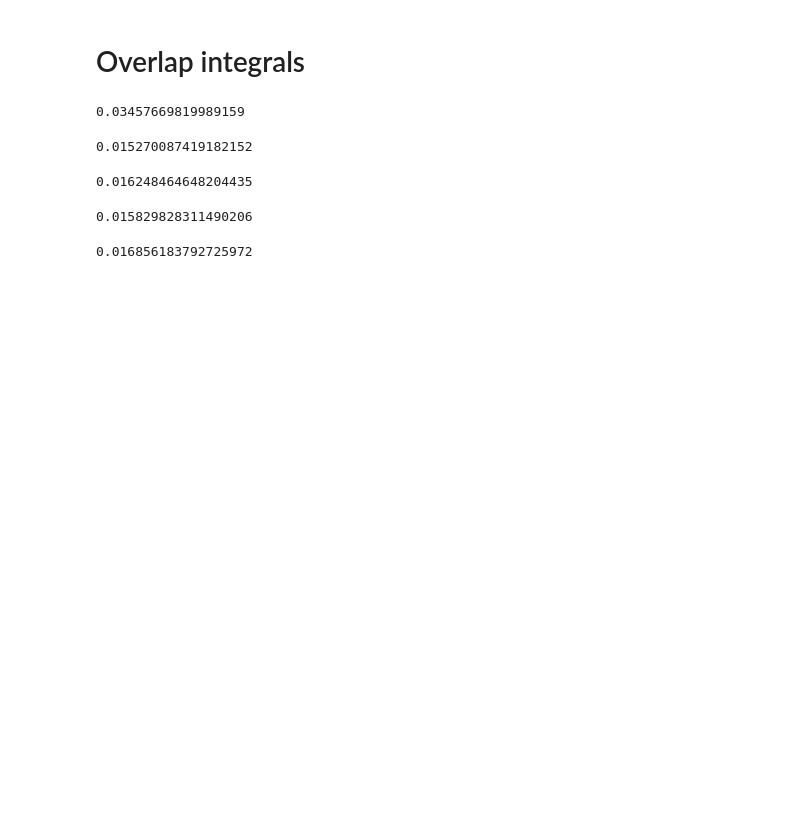
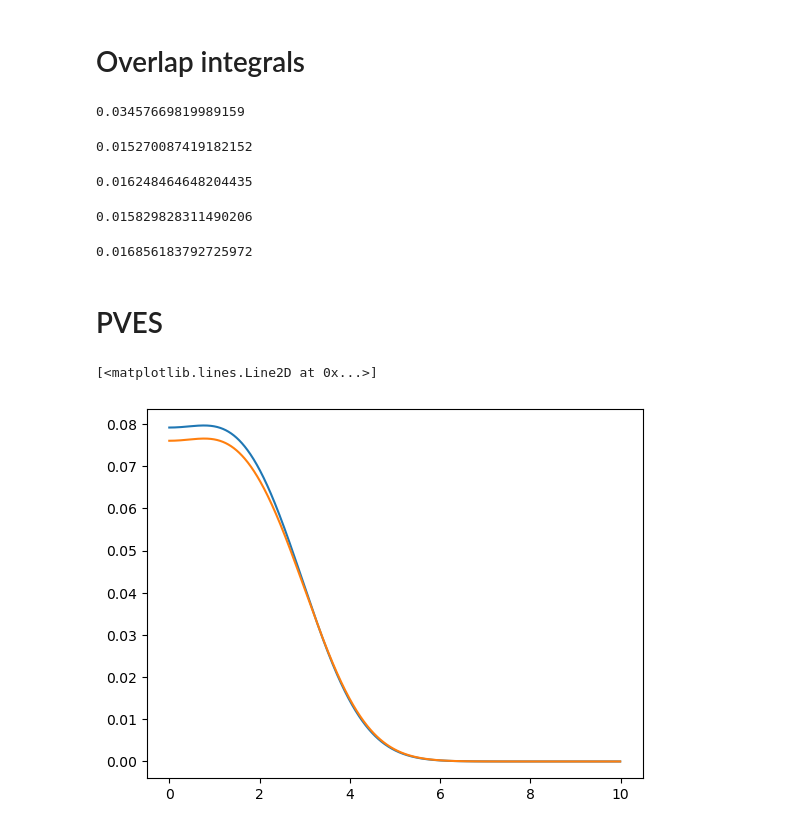
Before and after one commit to Partynumbers42/phasr, a Jupyter notebook: Example.ipynb, the cells around one changed output. Drawn from its saved outputs; the diff is of its cells as text; code cells hidden in the pictures; blank space fills up the shorter version.

```diff
--- a/Example.ipynb
+++ b/Example.ipynb
@@ -464,3 +464,5 @@ phr.overlap_integral_vector(nucleus_osz_Al27,'p')
 phr.overlap_integral_vector(nucleus_osz_Al27,'n')
 # %% [output]
 0.016856183792725972
+# %% [markdown]
+# PVES
@@ -466,0 +471,15 @@ phr.overlap_integral_vector(nucleus_osz_Al27,'n')
+# %%
+# oszillator basis (shell model)
+Cs_M00_Al27=np.array([27, -11.3343, 0.837814])
+Cs_M01_Al27=np.array([2*13-27, 0.666696, -0.0858552])
+Cs_Phipp00_Al27=np.array([-4.98975 , 0.997985])
+Cs_Phipp01_Al27=np.array([0.303398 , -0.0606814])
+Ci_dict_Al27={'M00':Cs_M00_Al27,'M01':Cs_M01_Al27,'Phipp00':Cs_Phipp00_Al27,'Phipp01':Cs_Phipp01_Al27}
+nucleus_osz_Al27 = phr.nucleus('Al27_osz',Z=13,A=27,Ci_dict=Ci_dict_Al27)
+# %%
+r=np.arange(0,10,1e-2)
+plt.plot(r,nucleus_osz_Al27.charge_density(r))
+plt.plot(r,-nucleus_osz_Al27.weak_density(r))
+# %% [output]
+[<matplotlib.lines.Line2D at 0x...>]
+[figure, added]
```
Also changed, not shown: parts of 6 cells of this notebook, 1 other file.
